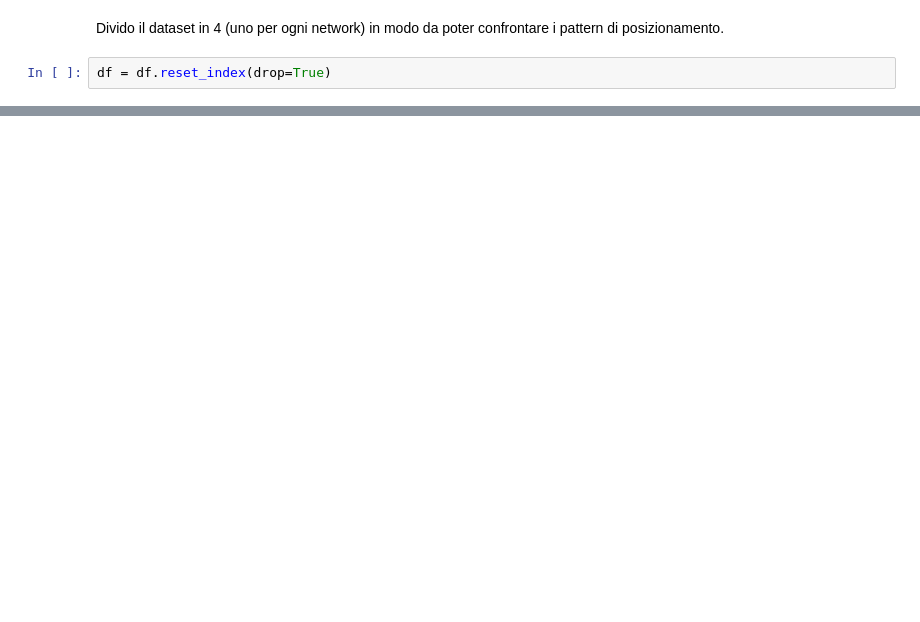
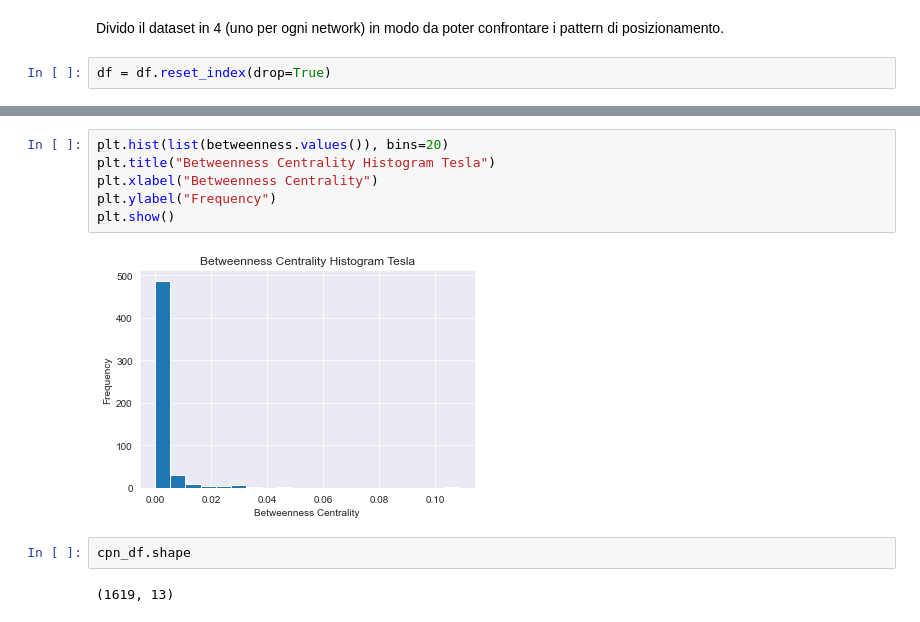
Before and after one commit to mcossu28/A-Network-Analysis-of-New-York-s-EV-Charging-Infrastructure, a Jupyter notebook: Progetto Tesi General.ipynb, the cells around one changed output, grey strips where cells are left out. Saved outputs shown, nothing was run; the diff lists cells and outputs as text; blank space fills up the shorter version.

```diff
--- a/Progetto Tesi General.ipynb
+++ b/Progetto Tesi General.ipynb
@@ -339,0 +388,12 @@ Il grafo risultante per l'intero stato si presenta molto confuso e poco signific
+# %%
+plt.hist(list(betweenness.values()), bins=20)
+plt.title("Betweenness Centrality Histogram Tesla")
+plt.xlabel("Betweenness Centrality")
+plt.ylabel("Frequency")
+plt.show()
+# %% [output]
+[figure, added]
+# %%
+cpn_df.shape
+# %% [output]
+(1619, 13)
```
Also changed, not shown: parts of 51 cells of this notebook, 1 other file.
